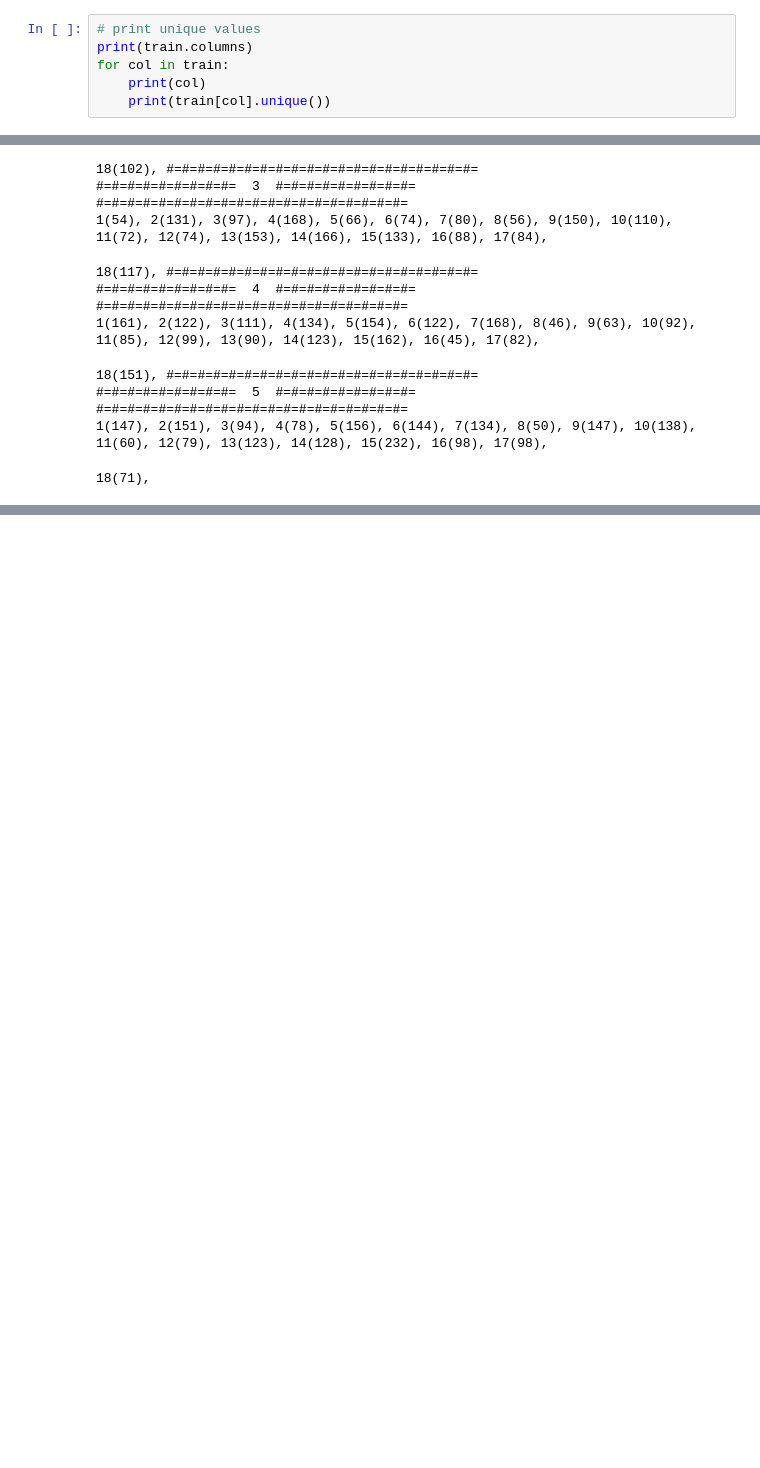
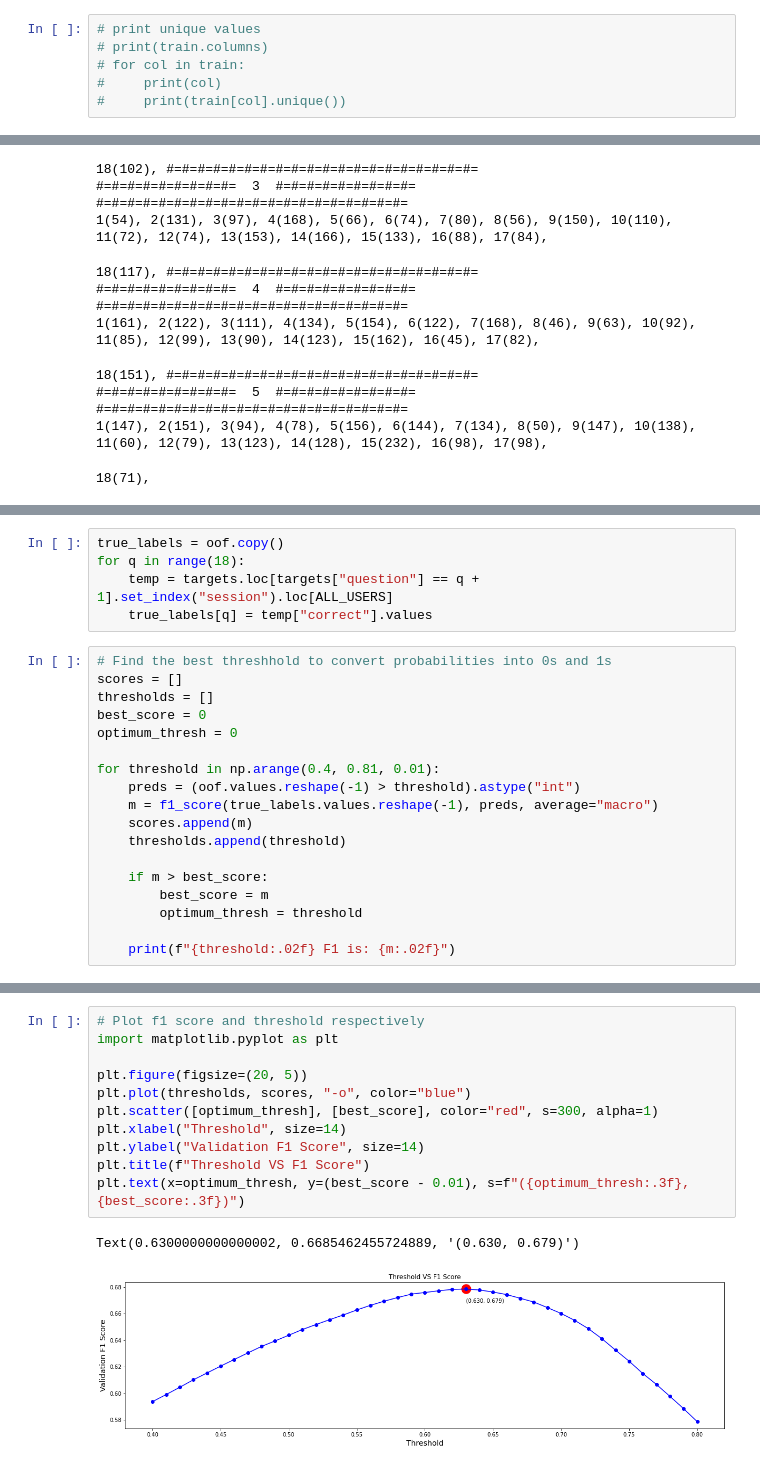
Before and after one commit to nikifori/Predict-Student-Performance-from-Game-Play-nikifori, a Jupyter notebook: xgboost-baseline.ipynb, the cells around one changed output, grey strips where cells are left out. Cells and saved outputs as stored; diff of their text form; blank space fills up the shorter version.

```diff
--- a/xgboost-baseline.ipynb
+++ b/xgboost-baseline.ipynb
@@ -45,7 +45,7 @@ print(targets.head())
 # Feature Engineering
 # %%
 # print unique values
-print(train.columns)
-for col in train:
-    print(col)
-    print(train[col].unique())
+# print(train.columns)
+# for col in train:
+#     print(col)
+#     print(train[col].unique())
@@ -222,0 +198,23 @@ RangeIndex(start=0, stop=212022, step=1)
+# %%
+true_labels = oof.copy()
+for q in range(18):
+    temp = targets.loc[targets["question"] == q + 1].set_index("session").loc[ALL_USERS]
+    true_labels[q] = temp["correct"].values
+# %%
+# Find the best threshhold to convert probabilities into 0s and 1s
+scores = []
+thresholds = []
+best_score = 0
+optimum_thresh = 0
+
+for threshold in np.arange(0.4, 0.81, 0.01):
+    preds = (oof.values.reshape(-1) > threshold).astype("int")
+    m = f1_score(true_labels.values.reshape(-1), preds, average="macro")
+    scores.append(m)
+    thresholds.append(threshold)
+
+    if m > best_score:
+        best_score = m
+        optimum_thresh = threshold
+
+    print(f"{threshold:.02f} F1 is: {m:.02f}")
@@ -222,0 +239,14 @@ RangeIndex(start=0, stop=212022, step=1)
+# %%
+# Plot f1 score and threshold respectively
+import matplotlib.pyplot as plt
+
+plt.figure(figsize=(20, 5))
+plt.plot(thresholds, scores, "-o", color="blue")
+plt.scatter([optimum_thresh], [best_score], color="red", s=300, alpha=1)
+plt.xlabel("Threshold", size=14)
+plt.ylabel("Validation F1 Score", size=14)
+plt.title(f"Threshold VS F1 Score")
+plt.text(x=optimum_thresh, y=(best_score - 0.01), s=f"({optimum_thresh:.3f}, {best_score:.3f})")
+# %% [output]
+Text(0.6300000000000002, 0.6685462455724889, '(0.630, 0.679)')
+[figure, added]
```
Also changed, not shown: parts of 7 cells of this notebook, 2 other files.
